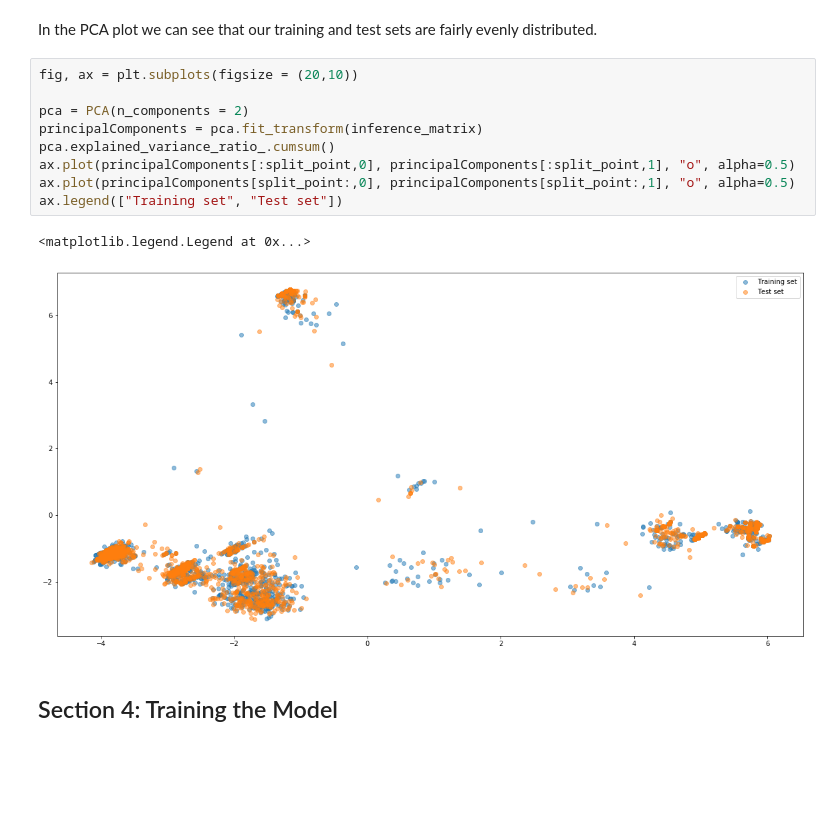
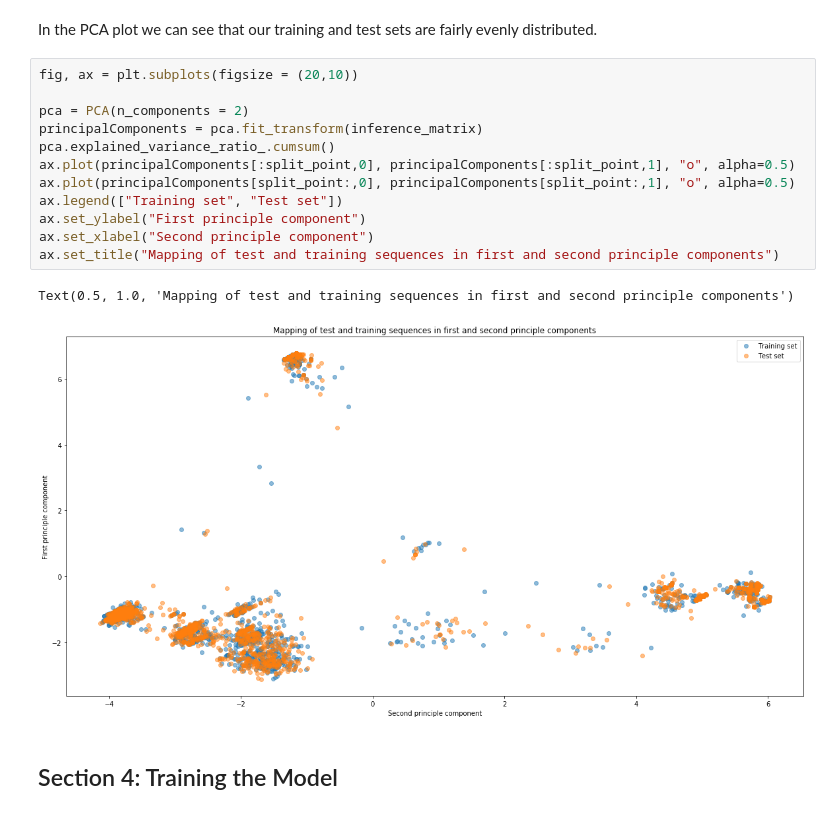
Before and after one commit to manuelgloeckler/sequence_bioinfo, a Jupyter notebook: project/Gentype Evaluation.ipynb, the cells around one changed output. Saved outputs shown, nothing was run; the diff lists cells and outputs as text; blank space fills up the shorter version.

```diff
--- a/project/Gentype Evaluation.ipynb
+++ b/project/Gentype Evaluation.ipynb
@@ -86,15 +86,18 @@ In the PCA plot we can see that our training and test sets are fairly evenly dis
 # %%
 fig, ax = plt.subplots(figsize = (20,10))
 
 pca = PCA(n_components = 2)
 principalComponents = pca.fit_transform(inference_matrix)
 pca.explained_variance_ratio_.cumsum()
 ax.plot(principalComponents[:split_point,0], principalComponents[:split_point,1], "o", alpha=0.5)
 ax.plot(principalComponents[split_point:,0], principalComponents[split_point:,1], "o", alpha=0.5)
 ax.legend(["Training set", "Test set"])
+ax.set_ylabel("First principle component")
+ax.set_xlabel("Second principle component")
+ax.set_title("Mapping of test and training sequences in first and second principle components")
 # %% [output]
-<matplotlib.legend.Legend at 0x...>
+Text(0.5, 1.0, 'Mapping of test and training sequences in first and second principle components')
-[figure, old version]
+[figure, new version]
 # %% [markdown]
 ## Section 4: Training the Model
 # %% [markdown]
```
Also changed, not shown: parts of 6 cells of this notebook, 1 other file.
